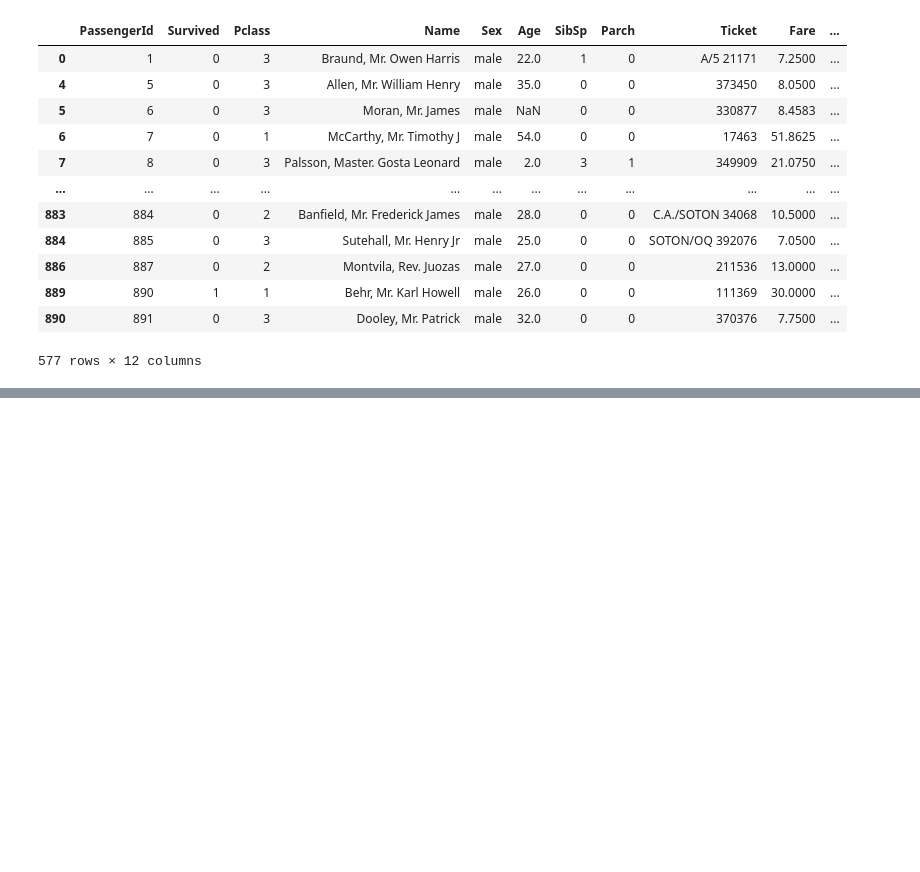
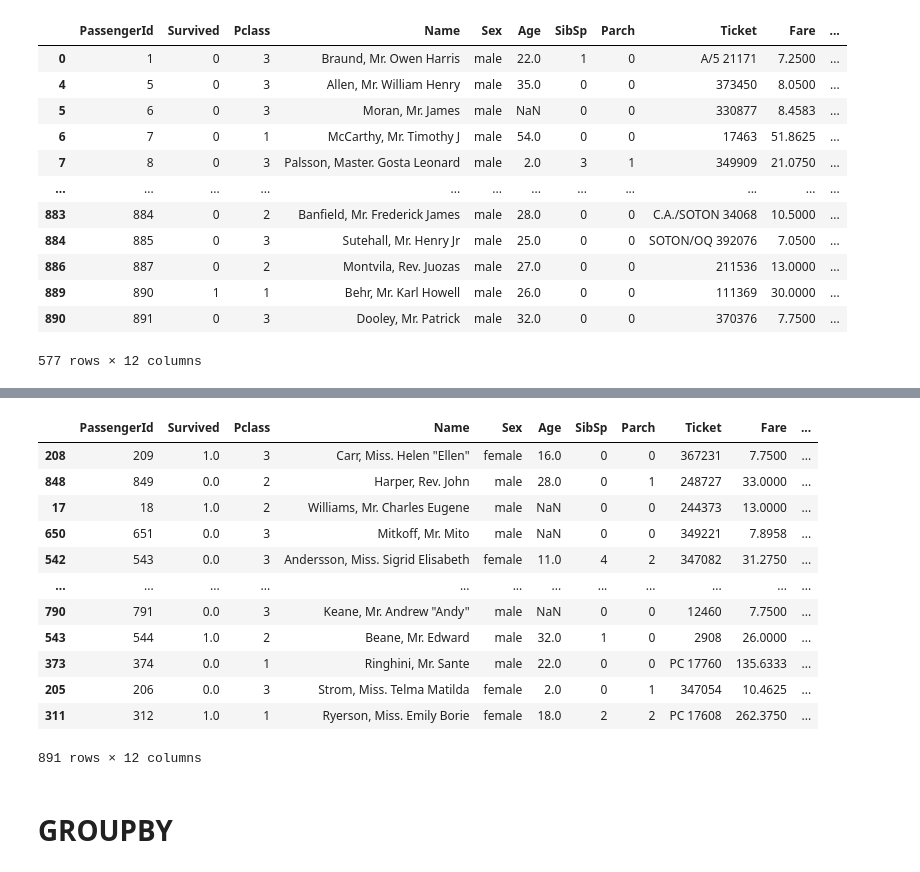
Before and after one commit to Amanabhishek2004/100_concepts_of_datascience, a Jupyter notebook: PANDAS/DATA_VIEVING.ipynb, the cells around one changed output, grey strips where cells are left out. Cells and saved outputs as stored; diff of their text form; code cells hidden in the pictures; blank space fills up the shorter version.

```diff
--- a/PANDAS/DATA_VIEVING.ipynb
+++ b/PANDAS/DATA_VIEVING.ipynb
@@ -407,0 +410,3 @@ df.dropna(how = "all")
+# %%
+df = pd.read_csv("train.csv")
+df["Survived"].dtype
@@ -407,0 +415,4 @@ df.dropna(how = "all")
+# %%
+df["Survived"] = df["Survived"].astype(float)
+# %%
+df["Pclass"] = df["Pclass"].astype(str)
@@ -407,0 +453,20 @@ df.dropna(how = "all")
+# %%
+df = df.sample(df.shape[0])
+# %%
+df
+# %% [output]
+|  | PassengerId | Survived | Pclass | Name | Sex | Age | SibSp | Parch | Ticket | Fare | ... |
+| 208 | 209 | 1.0 | 3 | Carr, Miss. Helen "Ellen" | female | 16.0 | 0 | 0 | 367231 | 7.7500 | ... |
+| 848 | 849 | 0.0 | 2 | Harper, Rev. John | male | 28.0 | 0 | 1 | 248727 | 33.0000 | ... |
+| 17 | 18 | 1.0 | 2 | Williams, Mr. Charles Eugene | male | NaN | 0 | 0 | 244373 | 13.0000 | ... |
+| 650 | 651 | 0.0 | 3 | Mitkoff, Mr. Mito | male | NaN | 0 | 0 | 349221 | 7.8958 | ... |
+| 542 | 543 | 0.0 | 3 | Andersson, Miss. Sigrid Elisabeth | female | 11.0 | 4 | 2 | 347082 | 31.2750 | ... |
+| ... | ... | ... | ... | ... | ... | ... | ... | ... | ... | ... | ... |
+| 790 | 791 | 0.0 | 3 | Keane, Mr. Andrew "Andy" | male | NaN | 0 | 0 | 12460 | 7.7500 | ... |
+| 543 | 544 | 1.0 | 2 | Beane, Mr. Edward | male | 32.0 | 1 | 0 | 2908 | 26.0000 | ... |
+| 373 | 374 | 0.0 | 1 | Ringhini, Mr. Sante | male | 22.0 | 0 | 0 | PC 17760 | 135.6333 | ... |
+| 205 | 206 | 0.0 | 3 | Strom, Miss. Telma Matilda | female | 2.0 | 0 | 1 | 347054 | 10.4625 | ... |
+| 311 | 312 | 1.0 | 1 | Ryerson, Miss. Emily Borie | female | 18.0 | 2 | 2 | PC 17608 | 262.3750 | ... |
+891 rows × 12 columns
+# %% [markdown]
+<h1>GROUPBY</h1>
```
Also changed, not shown: parts of 15 cells of this notebook, 1 other file.
